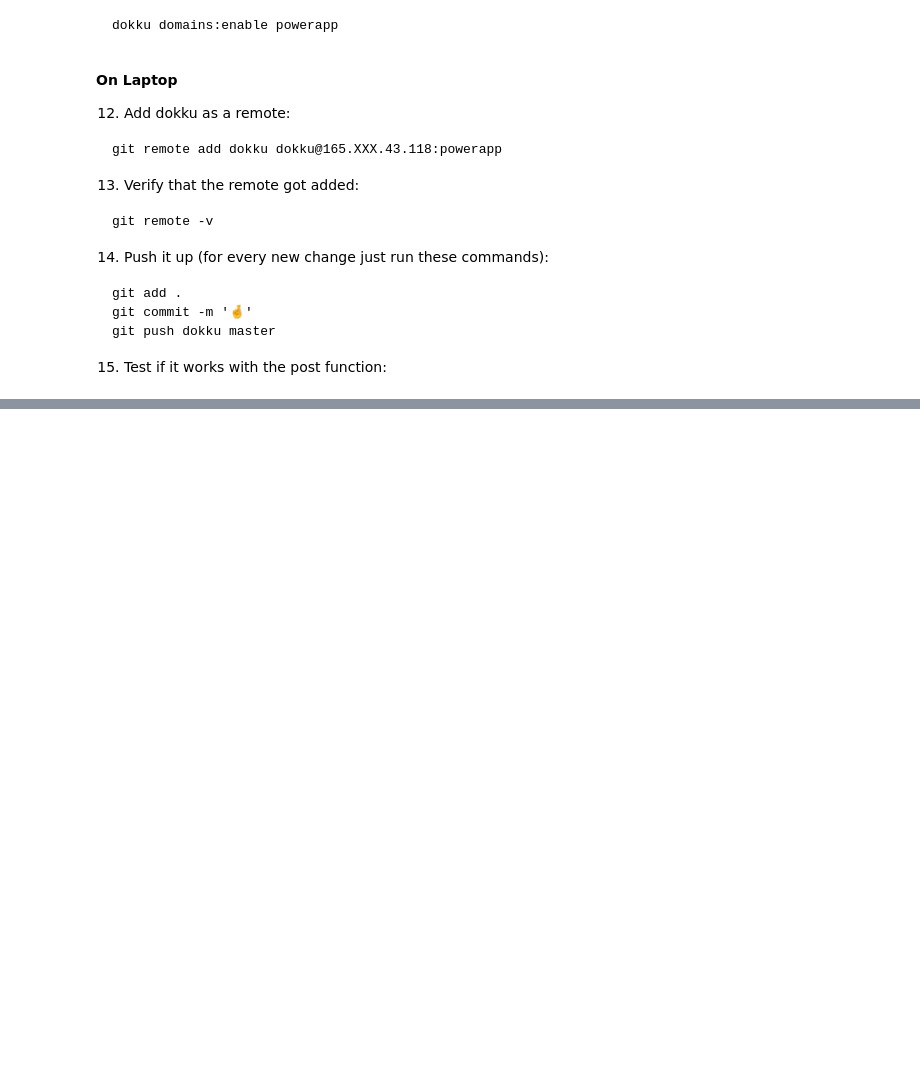
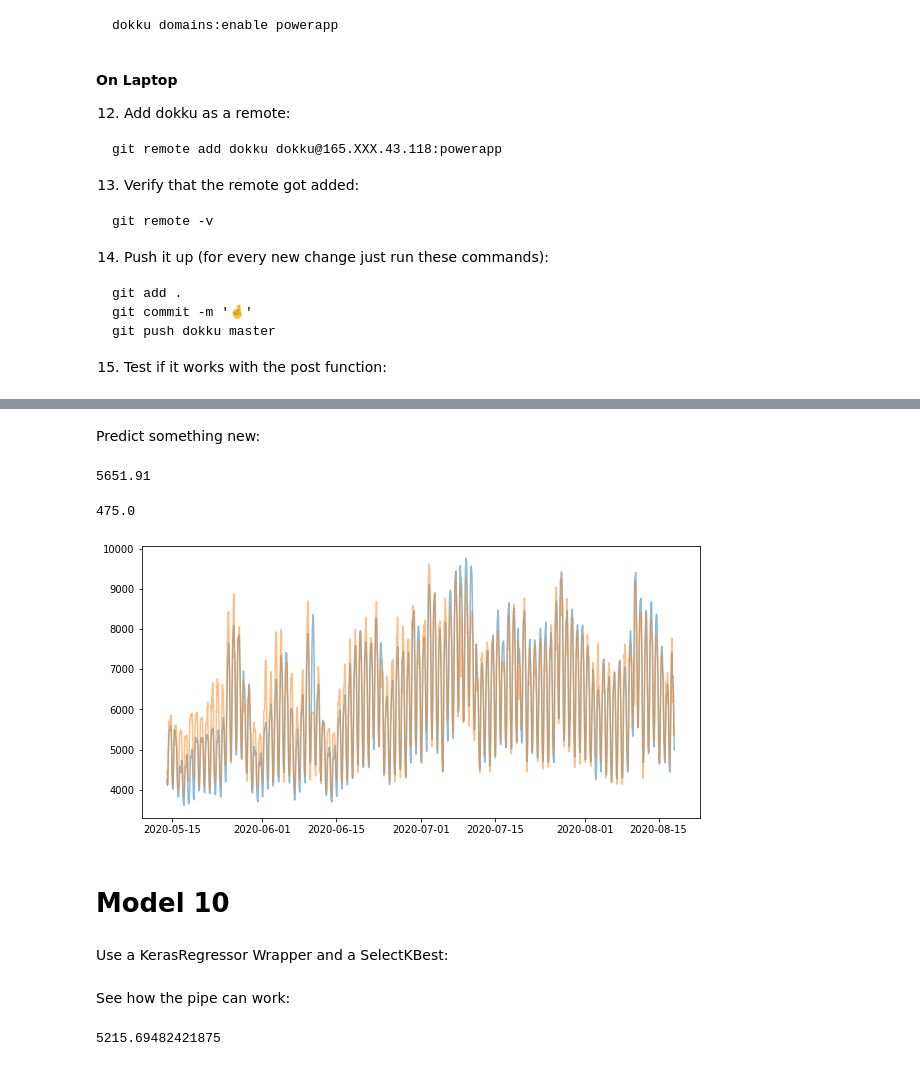
Before and after one commit to maxhumber/CDML, a Jupyter notebook: step_by_step.ipynb, the cells around one changed output, grey strips where cells are left out. Drawn from its saved outputs; the diff is of its cells as text; code cells hidden in the pictures; blank space fills up the shorter version.

```diff
--- a/step_by_step.ipynb
+++ b/step_by_step.ipynb
@@ -1219,0 +1224,34 @@ post("http://68.183.204.31", data)
+# %%
+import tensorflow as tf
+from tensorflow import keras
+from tensorflow.keras.models import Sequential
+from tensorflow.keras.layers import Dense, Input
+
+mapper = DataFrameMapper([
+    ('date', DateEncoder(), {'input_df': True}),
+    (['temperature'], [SimpleImputer(), PolynomialFeatures(degree=2, include_bias=False)])
+], df_out=True)
+
+Z_train = mapper.fit_transform(X_train)
+Z_test = mapper.transform(X_test)
+
+model = Sequential()
+model.add(Input(shape=(Z_train.shape[1],)))
+model.add(Dense(10, activation='relu'))
+model.add(Dense(10, activation='relu'))
+model.add(Dense(1))
+
+model.compile(
+    loss='mean_squared_error',
+    optimizer='adam',
+    metrics=[tf.keras.metrics.RootMeanSquaredError()]
+)
+
+model.fit(
+    Z_train, y_train,
+    epochs=100, batch_size=32,
+    validation_data=(Z_test, y_test)
+)
+
+model.evaluate(Z_test, y_test)
+r2_score(y_test, model.predict(Z_test)), r2_score(y_test, model.predict(Z_test))
@@ -1219,0 +1277,24 @@ post("http://68.183.204.31", data)
+# %% [markdown]
+Predict something new:
+# %%
+new = pd.DataFrame({
+    'date': [pd.Timestamp('now')],
+    'temperature': [17]
+})
+
+model.predict(mapper.transform(new))[0][0]
+# %% [output]
+5651.91
+# %%
+plt.figure(figsize=(10, 5))
+plt.plot(X_test['date'], y_test, alpha=1/2);
+plt.plot(X_test['date'], model.predict(Z_test).flatten(), alpha=1/2);
+
+round(mean_squared_error(y_test, model.predict(Z_test)) ** (1/2))
+# %% [output]
+475.0
+[figure, added]
+# %% [markdown]
+# Model 10
+# %% [markdown]
+Use a KerasRegressor Wrapper and a SelectKBest:
@@ -1219,0 +1329,14 @@ post("http://68.183.204.31", data)
+# %% [markdown]
+See how the pipe can work:
+# %%
+pipe = make_pipeline(mapper, select, model)
+pipe.fit(X_train, y_train)
+
+new = pd.DataFrame({
+    'date': [pd.Timestamp('now')],
+    'temperature': [17]
+})
+
+float(pipe.predict(new))
+# %% [output]
+5215.69482421875
```
Also changed, not shown: parts of 21 cells of this notebook, 5 other files.
